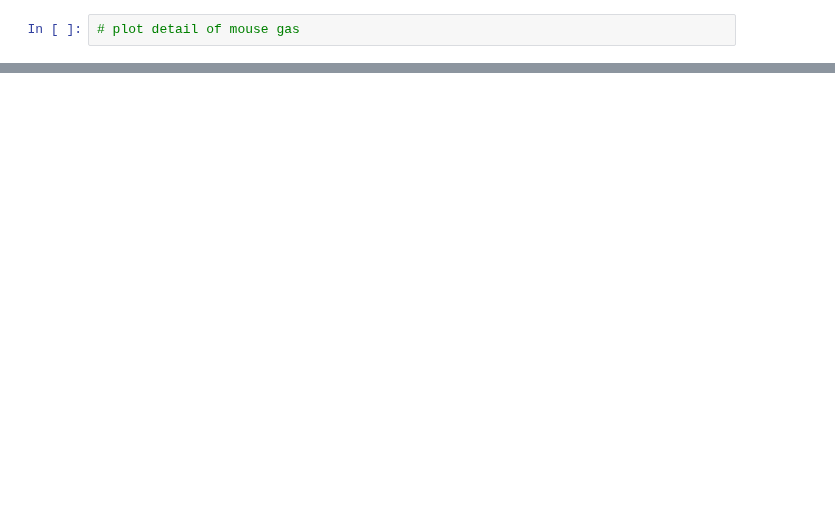
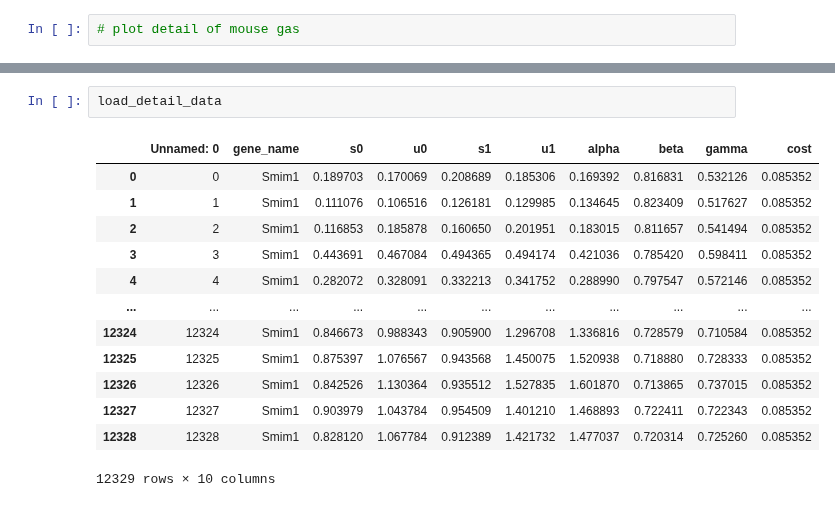
Before and after one commit to GuangyuWangLab2021/cellDancer, a Jupyter notebook: src/mouse_gas_gene_velocity_plot.ipynb, the cells around one changed output, grey strips where cells are left out. Saved outputs shown, nothing was run; the diff lists cells and outputs as text; blank space fills up the shorter version.

```diff
--- a/src/mouse_gas_gene_velocity_plot.ipynb
+++ b/src/mouse_gas_gene_velocity_plot.ipynb
@@ -138,3 +154,19 @@ for gene in gene_choice:
         plt.title(title_info)
         if save_path is not None:
             plt.savefig(save_path)
+# %%
+load_detail_data
+# %% [output]
+|  | Unnamed: 0 | gene_name | s0 | u0 | s1 | u1 | alpha | beta | gamma | cost |
+| 0 | 0 | Smim1 | 0.189703 | 0.170069 | 0.208689 | 0.185306 | 0.169392 | 0.816831 | 0.532126 | 0.085352 |
+| 1 | 1 | Smim1 | 0.111076 | 0.106516 | 0.126181 | 0.129985 | 0.134645 | 0.823409 | 0.517627 | 0.085352 |
+| 2 | 2 | Smim1 | 0.116853 | 0.185878 | 0.160650 | 0.201951 | 0.183015 | 0.811657 | 0.541494 | 0.085352 |
+| 3 | 3 | Smim1 | 0.443691 | 0.467084 | 0.494365 | 0.494174 | 0.421036 | 0.785420 | 0.598411 | 0.085352 |
+| 4 | 4 | Smim1 | 0.282072 | 0.328091 | 0.332213 | 0.341752 | 0.288990 | 0.797547 | 0.572146 | 0.085352 |
+| ... | ... | ... | ... | ... | ... | ... | ... | ... | ... | ... |
+| 12324 | 12324 | Smim1 | 0.846673 | 0.988343 | 0.905900 | 1.296708 | 1.336816 | 0.728579 | 0.710584 | 0.085352 |
+| 12325 | 12325 | Smim1 | 0.875397 | 1.076567 | 0.943568 | 1.450075 | 1.520938 | 0.718880 | 0.728333 | 0.085352 |
+| 12326 | 12326 | Smim1 | 0.842526 | 1.130364 | 0.935512 | 1.527835 | 1.601870 | 0.713865 | 0.737015 | 0.085352 |
+| 12327 | 12327 | Smim1 | 0.903979 | 1.043784 | 0.954509 | 1.401210 | 1.468893 | 0.722411 | 0.722343 | 0.085352 |
+| 12328 | 12328 | Smim1 | 0.828120 | 1.067784 | 0.912389 | 1.421732 | 1.477037 | 0.720314 | 0.725260 | 0.085352 |
+12329 rows × 10 columns
```
Also changed, not shown: parts of 6 cells of this notebook, 5 other files.
